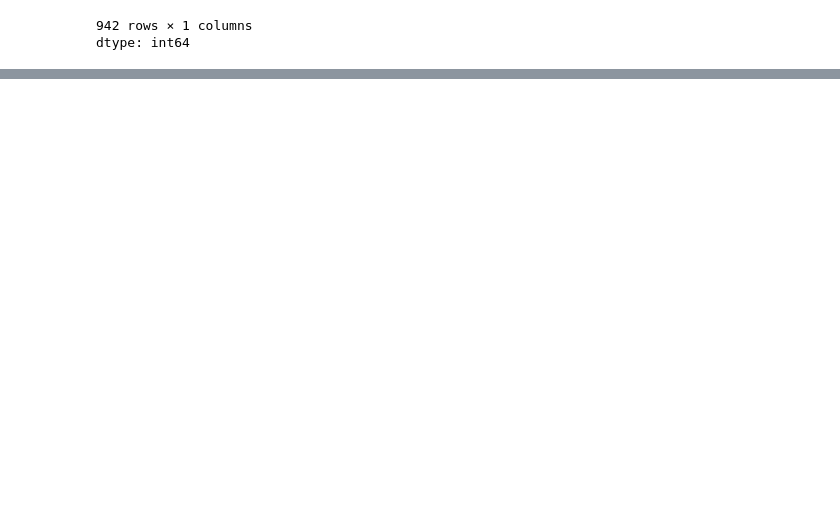
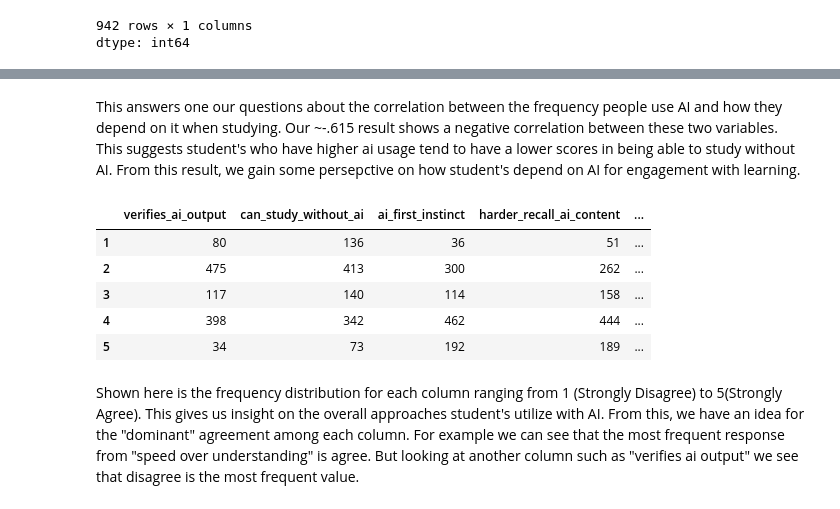
Before and after one commit to Henry6833/Henry6833.github.io, a Jupyter notebook: Milestone1.ipynb, the cells around one changed output, grey strips where cells are left out. Saved outputs shown, nothing was run; the diff lists cells and outputs as text; code cells hidden in the pictures; blank space fills up the shorter version.

```diff
--- a/Milestone1.ipynb
+++ b/Milestone1.ipynb
@@ -240,3 +247,14 @@ dependency_survey.value_counts()
 |  |  | Jahangirnagar University | Undergraduate | Above 3.50 | Less than 1 hour | Strongly Agree | ... |
 942 rows × 1 columns
 dtype: int64
+# %%
+mapping ={
+    "Strongly Disagree": 1,
+    "Disagree": 2,
+    "Neutral":3,
+    "Agree":4,
+    "Strongly Agree":5
+}
+start_index = dependency_survey.columns.get_loc("verifies_ai_output")
+for col in dependency_survey.columns[start_index:]:
+  dependency_survey[col] = dependency_survey[col].map(mapping)
@@ -242,0 +295,15 @@ dtype: int64
+# %% [markdown]
+This answers one our questions about the correlation between the frequency people use AI and how they depend on it when studying. Our ~-.615 result shows a negative correlation between these two variables. This suggests student's who have higher ai usage tend to have a lower scores in being able to study without AI. From this result, we gain some persepctive on how student's depend on AI for engagement with learning.
+# %%
+ordinal_data = dependency_survey.columns.get_loc("verifies_ai_output")
+summary_table = dependency_survey.iloc[:,ordinal_data:].apply(pd.Series.value_counts)
+display(summary_table)
+# %% [output]
+|  | verifies_ai_output | can_study_without_ai | ai_first_instinct | harder_recall_ai_content | ... |
+| 1 | 80 | 136 | 36 | 51 | ... |
+| 2 | 475 | 413 | 300 | 262 | ... |
+| 3 | 117 | 140 | 114 | 158 | ... |
+| 4 | 398 | 342 | 462 | 444 | ... |
+| 5 | 34 | 73 | 192 | 189 | ... |
+# %% [markdown]
+Shown here is the frequency distribution for each column ranging from 1 (Strongly Disagree) to 5(Strongly Agree). This gives us insight on the overall approaches student's utilize with AI. From this, we have an idea for the "dominant" agreement among each column. For example we can see that the most frequent response from "speed over understanding" is agree. But looking at another column such as "verifies ai output" we see that disagree is the most frequent value.
```
Also changed, not shown: parts of 8 cells of this notebook.
